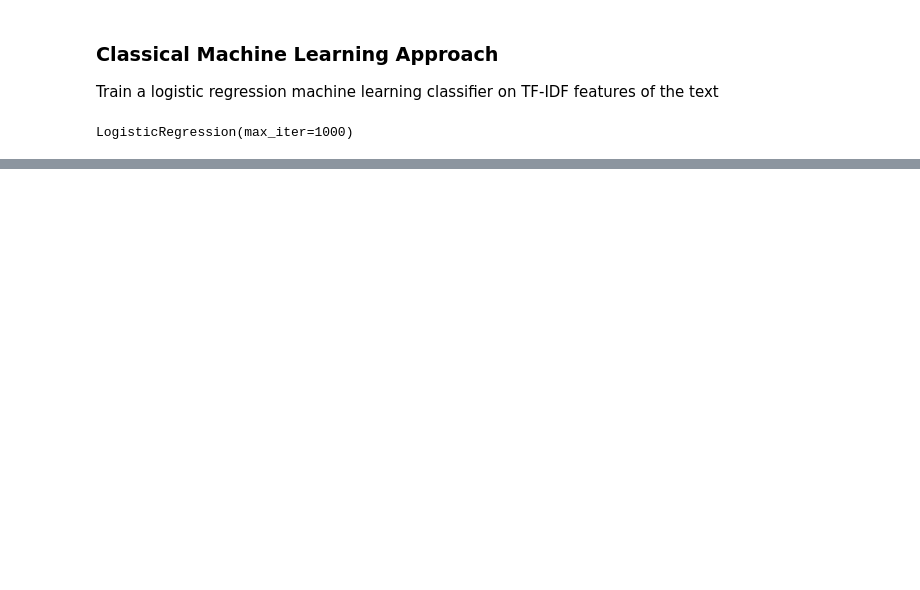
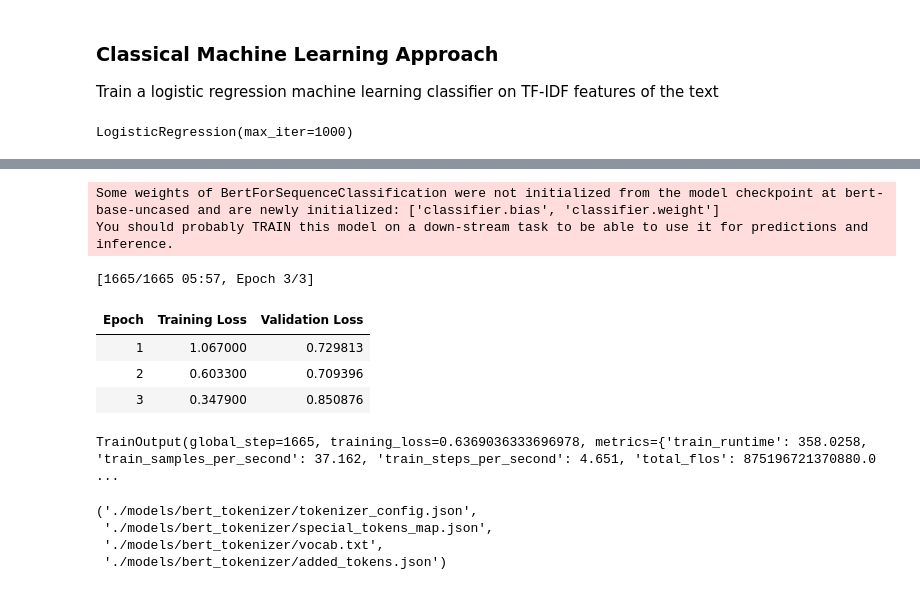
Before and after one commit to Mkhan13/nlp_anatomy_textbook_summarization, a Jupyter notebook: model_exploration.ipynb, the cells around one changed output, grey strips where cells are left out. Saved outputs shown, nothing was run; the diff lists cells and outputs as text; code cells hidden in the pictures; blank space fills up the shorter version.

Commit message:
Deep learning model

```diff
--- a/model_exploration.ipynb
+++ b/model_exploration.ipynb
@@ -127,0 +157,53 @@ Fine-tune a BERT transformer model to predict distress from the full text contex
+# %%
+# Tokenize datasets
+train_dataset = train_dataset.map(tokenize, batched=True)
+val_dataset = val_dataset.map(tokenize, batched=True)
+test_dataset = test_dataset.map(tokenize, batched=True)
+
+# Rename target column to labels
+train_dataset = train_dataset.rename_column('target', 'labels')
+val_dataset = val_dataset.rename_column('target', 'labels')
+test_dataset = test_dataset.rename_column('target', 'labels')
+
+train_dataset.set_format('torch', columns=['input_ids', 'attention_mask', 'labels'])
+val_dataset.set_format('torch', columns=['input_ids', 'attention_mask', 'labels'])
+test_dataset.set_format('torch', columns=['input_ids', 'attention_mask', 'labels'])
+# %%
+num_labels = len(train_df['target'].unique())
+model = BertForSequenceClassification.from_pretrained('bert-base-uncased', num_labels=num_labels)
+# %% [output]
+Some weights of BertForSequenceClassification were not initialized from the model checkpoint at bert-base-uncased and are newly initialized: ['classifier.bias', 'classifier.weight']
+You should probably TRAIN this model on a down-stream task to be able to use it for predictions and inference.
+# %%
+training_args = TrainingArguments(
+    output_dir='./results',
+    eval_strategy='epoch',
+    per_device_train_batch_size=8,
+    per_device_eval_batch_size=8,
+    num_train_epochs=3
+)
+# %%
+trainer = Trainer(
+    model=model,
+    args=training_args,
+    train_dataset=train_dataset,
+    eval_dataset=val_dataset,
+    tokenizer=tokenizer,
+)
+# %%
+trainer.train()
+# %% [output]
+[1665/1665 05:57, Epoch 3/3]
+| Epoch | Training Loss | Validation Loss |
+| 1 | 1.067000 | 0.729813 |
+| 2 | 0.603300 | 0.709396 |
+| 3 | 0.347900 | 0.850876 |
+TrainOutput(global_step=1665, training_loss=0.6369036333696978, metrics={'train_runtime': 358.0258, 'train_samples_per_second': 37.162, 'train_steps_per_second': 4.651, 'total_flos': 875196721370880.0 ...
+# %%
+trainer.save_model('./models/bert_model')
+tokenizer.save_pretrained('./models/bert_tokenizer')
+# %% [output]
+('./models/bert_tokenizer/tokenizer_config.json',
+ './models/bert_tokenizer/special_tokens_map.json',
+ './models/bert_tokenizer/vocab.txt',
+ './models/bert_tokenizer/added_tokens.json')
```
Also changed, not shown: parts of 15 cells of this notebook, 1 other file.
